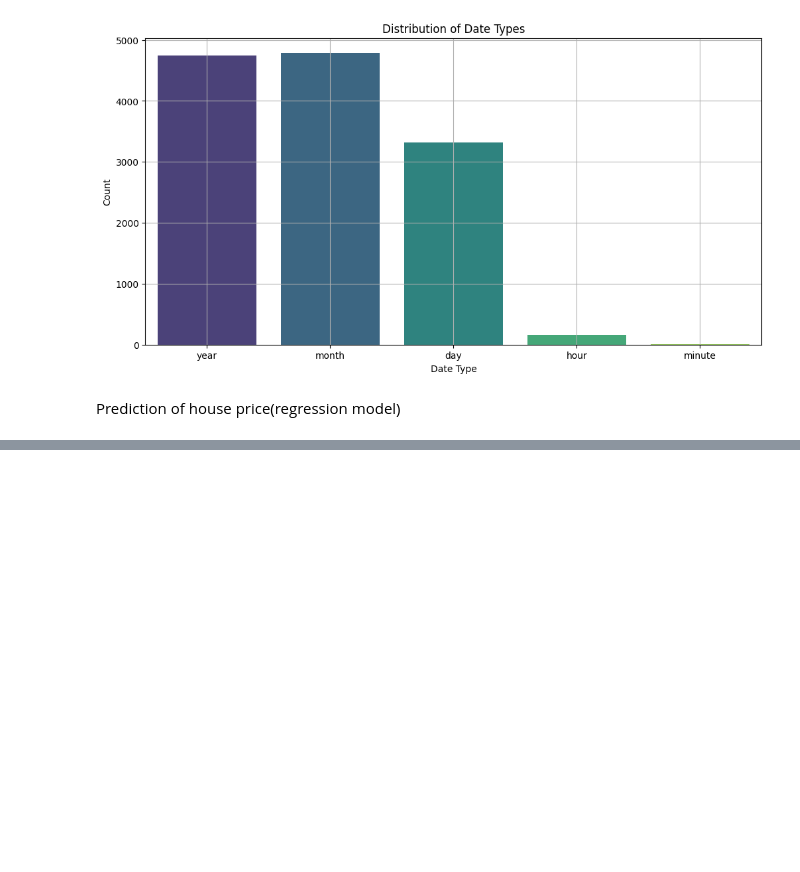
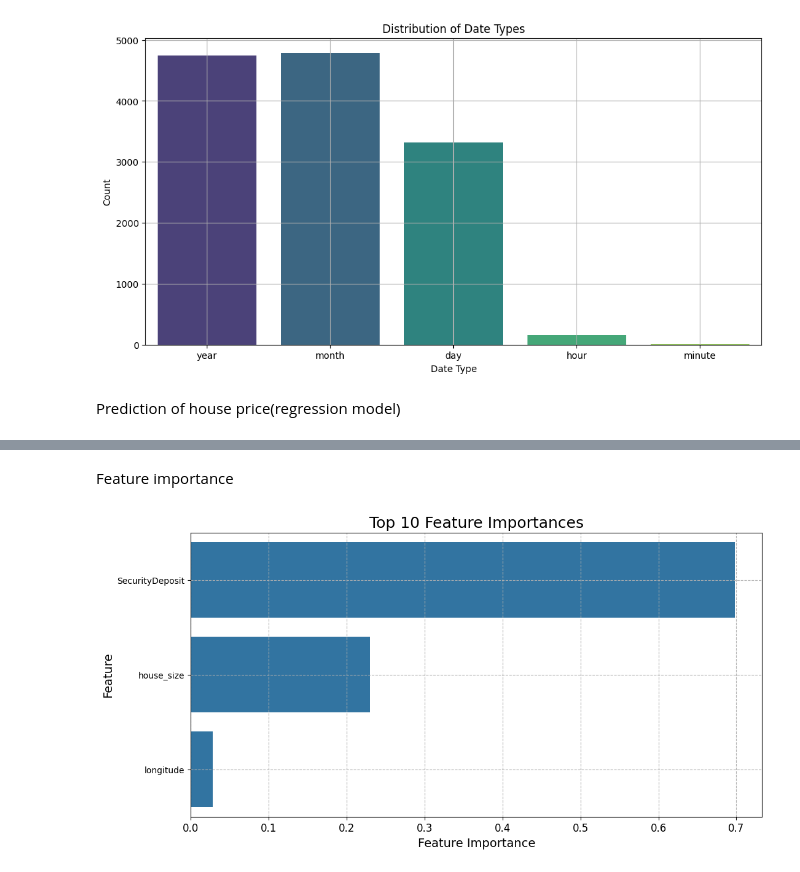
Before and after one commit to prkshayush/house-price-prediction, a Jupyter notebook: main.ipynb, the cells around one changed output, grey strips where cells are left out. Cells and saved outputs as stored; diff of their text form; code cells hidden in the pictures; blank space fills up the shorter version.

```diff
--- a/main.ipynb
+++ b/main.ipynb
@@ -452,0 +597,23 @@ from lightgbm import LGBMRegressor
+# %% [markdown]
+Feature importance
+# %%
+importances = model.feature_importances_
+
+indices = np.argsort(importances)[::-1]
+
+feature_names = X_train.columns
+top_indices = indices[:3]
+top_importances = importances[top_indices]
+top_feature_names = np.array(feature_names)[top_indices]
+
+plt.figure(figsize=(12, 6))
+sns.barplot(x=top_importances, y=top_feature_names)
+plt.title('Top 10 Feature Importances', fontsize=18)
+plt.xlabel('Feature Importance', fontsize=14)
+plt.ylabel('Feature', fontsize=14)
+plt.xticks(rotation=0, fontsize=12)
+plt.yticks(fontsize=10)
+plt.grid(linestyle='--')
+plt.show()
+# %% [output]
+[figure, added]
```
Also changed, not shown: parts of 9 cells of this notebook.
